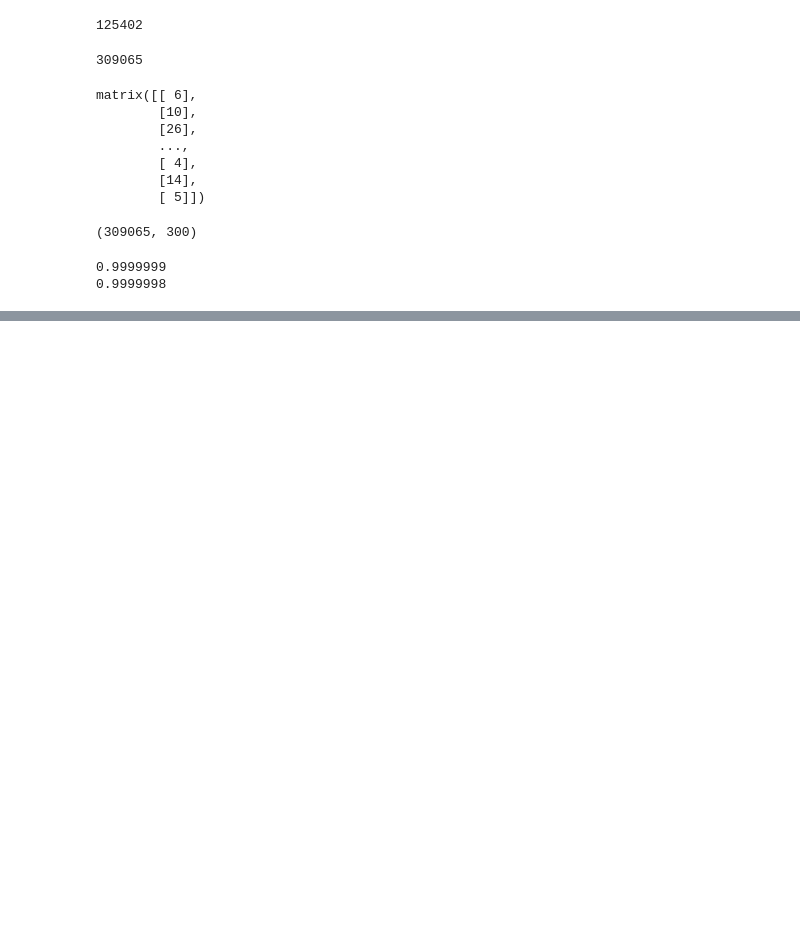
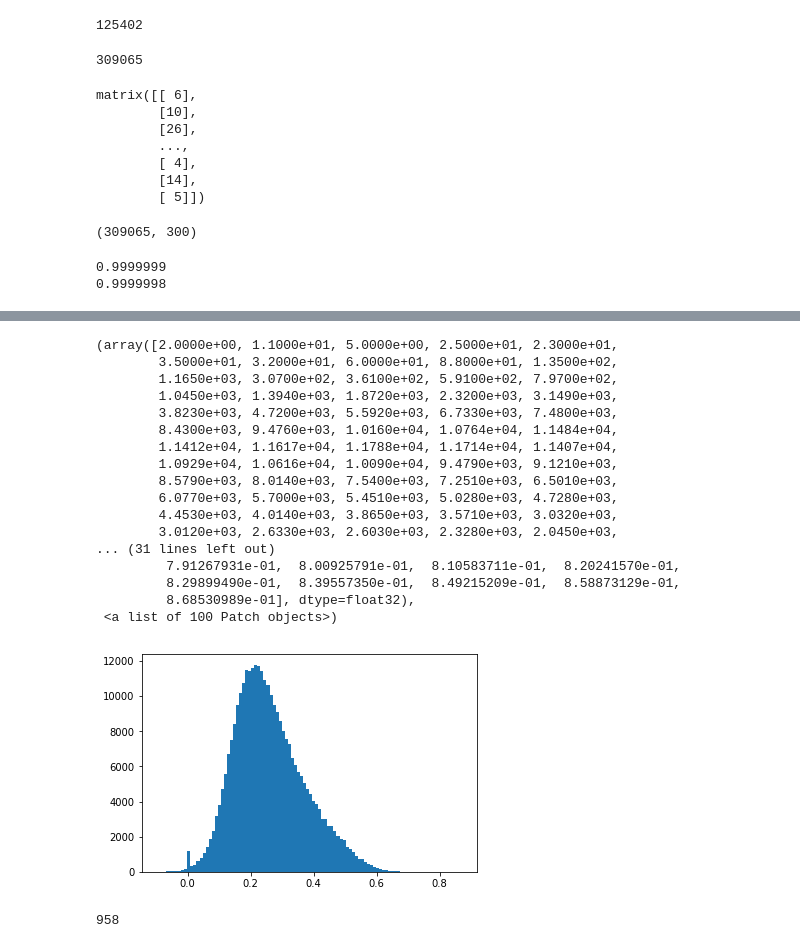
Before and after one commit to dannyqiu/fun-fax, a Jupyter notebook: incubator/weighted_word_embeddings.ipynb, the cells around one changed output, grey strips where cells are left out. Drawn from its saved outputs; the diff is of its cells as text; code cells hidden in the pictures; blank space fills up the shorter version.

```diff
--- a/incubator/weighted_word_embeddings.ipynb
+++ b/incubator/weighted_word_embeddings.ipynb
@@ -130,0 +182,25 @@ plt.show()
+# %%
+plt.hist(ys, bins=100)
+# %% [output]
+(array([2.0000e+00, 1.1000e+01, 5.0000e+00, 2.5000e+01, 2.3000e+01,
+        3.5000e+01, 3.2000e+01, 6.0000e+01, 8.8000e+01, 1.3500e+02,
+        1.1650e+03, 3.0700e+02, 3.6100e+02, 5.9100e+02, 7.9700e+02,
+        1.0450e+03, 1.3940e+03, 1.8720e+03, 2.3200e+03, 3.1490e+03,
+        3.8230e+03, 4.7200e+03, 5.5920e+03, 6.7330e+03, 7.4800e+03,
+        8.4300e+03, 9.4760e+03, 1.0160e+04, 1.0764e+04, 1.1484e+04,
+        1.1412e+04, 1.1617e+04, 1.1788e+04, 1.1714e+04, 1.1407e+04,
+        1.0929e+04, 1.0616e+04, 1.0090e+04, 9.4790e+03, 9.1210e+03,
+        8.5790e+03, 8.0140e+03, 7.5400e+03, 7.2510e+03, 6.5010e+03,
+        6.0770e+03, 5.7000e+03, 5.4510e+03, 5.0280e+03, 4.7280e+03,
+        4.4530e+03, 4.0140e+03, 3.8650e+03, 3.5710e+03, 3.0320e+03,
+        3.0120e+03, 2.6330e+03, 2.6030e+03, 2.3280e+03, 2.0450e+03,
+... (31 lines left out)
+         7.91267931e-01,  8.00925791e-01,  8.10583711e-01,  8.20241570e-01,
+         8.29899490e-01,  8.39557350e-01,  8.49215209e-01,  8.58873129e-01,
+         8.68530989e-01], dtype=float32),
+ <a list of 100 Patch objects>)
+[figure, added]
+# %%
+np.sum(scipy.stats.zscore(ys) > 3)
+# %% [output]
+958
```
Also changed, not shown: parts of 18 cells of this notebook.
